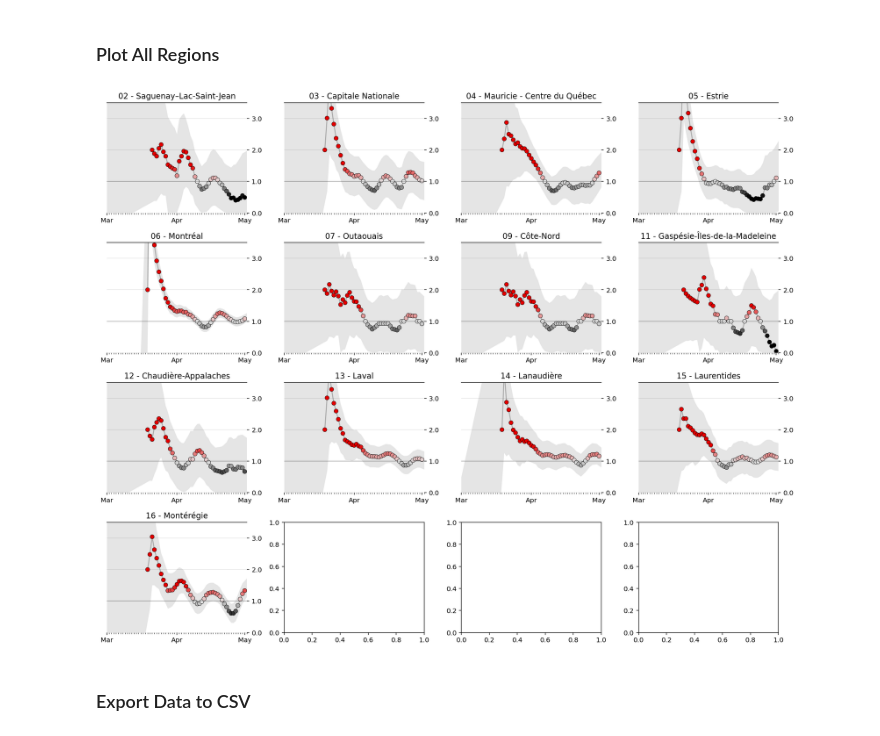
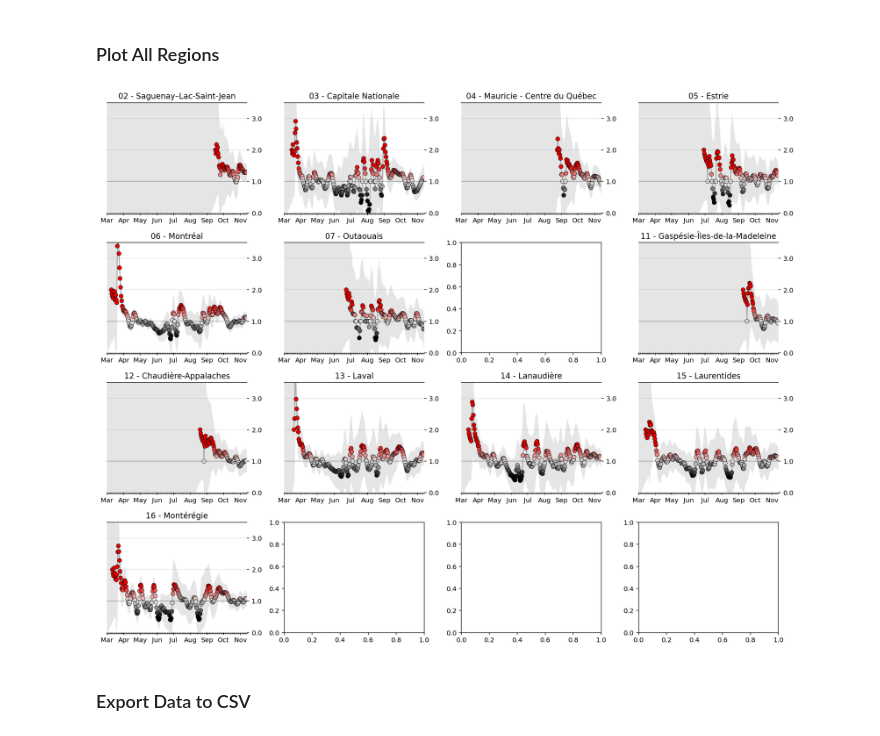
Before and after one commit to lucgauthier/covid-19, a Jupyter notebook: RealtimeR0-QC.ipynb, the cells around one changed output. Drawn from its saved outputs; the diff is of its cells as text; code cells hidden in the pictures.

```diff
--- a/RealtimeR0-QC.ipynb
+++ b/RealtimeR0-QC.ipynb
@@ -270,7 +270,7 @@ We can see that the most likely value of $R_t$ changes with time and the highest
 
 Load Quebec region case data from CSV file.
 # %%
-url = 'https://raw.githubusercontent.com/lucgauthier/covid-19-data/master/quebec-regions.csv'
+url = 'https://raw.githubusercontent.com/lucgauthier/covid-19-data/master/quebec-regions-newcases.csv'
 states = pd.read_csv(url,
                      usecols=[0,1,2],
                      index_col=['region', 'date'],
@@ -284,7 +284,10 @@ Also, case reporting is very erratic based on testing backlogs, etc. To get the
 state_name = '06 - Montréal'
 
 def prepare_cases(cases):
-    new_cases = cases.diff()
+    # new_cases = cases.diff()
+
+    # file now contents only new cases by region
+    new_cases = cases
 
     smoothed = new_cases.rolling(7,
         win_type='gaussian',
@@ -504,17 +507,18 @@ Done.
 # %%
 ncols = 4
 nrows = int(np.ceil(len(results) / ncols))
 
 # fig, axes = plt.subplots(nrows=nrows, ncols=ncols, figsize=(15, nrows*3))
 fig, axes = plt.subplots(nrows=nrows, ncols=ncols, figsize=(15, nrows*3))
 
 for i, (state_name, result) in enumerate(results.items()):
-    plot_rt(result, axes.flat[i], state_name)
+    if (state_name != "09 - Côte-Nord"): # Côte-Nord is buggy, need to investigate this
+        plot_rt(result, axes.flat[i], state_name)
 
 fig.tight_layout()
 fig.set_facecolor('w')
 # %% [output]
-[figure, old version]
+[figure, new version]
 # %% [markdown]
 ### Export Data to CSV
 # %%
```
Also changed, not shown: parts of 6 cells of this notebook.
